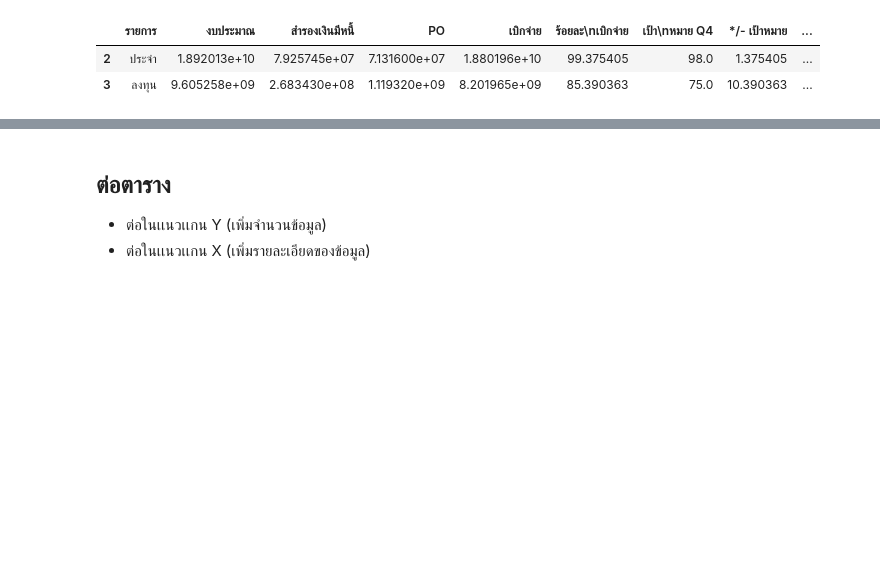
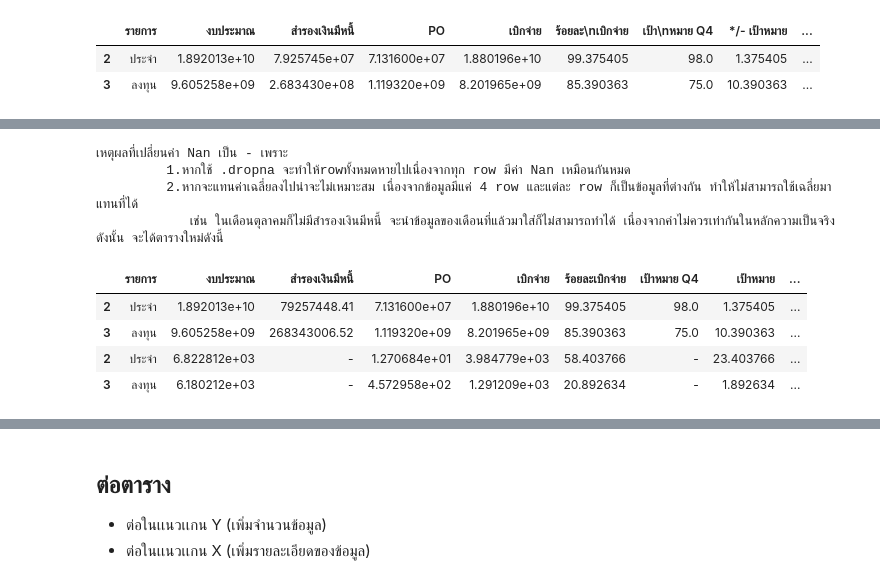
Before and after one commit to NarissaraYo/python_dataviz2023, a Jupyter notebook: Pandas102.ipynb, the cells around one changed output, grey strips where cells are left out. Drawn from its saved outputs; the diff is of its cells as text; code cells hidden in the pictures; blank space fills up the shorter version.

```diff
--- a/Pandas102.ipynb
+++ b/Pandas102.ipynb
@@ -56,3 +24,0 @@ sep_df
-# %%
-sep_df = pd.read_excel('/content/drive/MyDrive/dataviz23data/Sep65.xlsx',header=8,skiprows=2)
-sep_df
@@ -78,3 +24,0 @@ sep_df
-# %%
-sep_df = pd.read_excel('/content/drive/MyDrive/dataviz23data/Sep65.xlsx',header=8,skipfooter=26)
-sep_df
@@ -114,0 +50,4 @@ oct_df = pd.read_excel('/content/drive/MyDrive/dataviz23data/Oct65.xlsx')
+# %%
+from google.colab import drive # เชื่อมบัญชีกับ google drive
+drive.mount('/content/drive') # เช็คว่าเชื่อมติดหรือไม่
+path1 = '/content/drive/MyDrive/DataViz23data/oct65.xlsx' # ชี้ว่าใน google drive โฟลเดอร์ที่เราอยากได้
@@ -115,4 +56,5 @@ oct_df = pd.read_excel('/content/drive/MyDrive/dataviz23data/Oct65.xlsx')
 # %%
-oct_df = pd.read_excel('/content/drive/MyDrive/dataviz23data/Oct65.xlsx',header=9,skipfooter=27)
+oct_df = pd.read_excel(path1,header=9,skipfooter=27)
 oct_df = oct_df.iloc[-2:,:15]
 oct_df['เดือน-ปี'] = len(oct_df)*['oct-65']
+oct_df
@@ -124,0 +151,25 @@ oct_df
+# %%
+## 3.แก้ค่า missing พร้อมทั้งให้เหตุผล
+sep_oct_df_notnull = sep_oct_df
+sep_oct_df_notnull.rename(columns=lambda x: x.replace('\n', ''), inplace=True)
+sep_oct_df_notnull.rename(columns=lambda x: x.replace('*/-', ''), inplace=True)
+sep_oct_df_notnull.fillna('-',inplace=True)
+
+print('เหตุผลที่เปลี่ยนค่า Nan เป็น - เพราะ')
+print('         1.หากใช้ .dropna จะทำให้rowทั้งหมดหายไปเนื่องจากทุก row มีค่า Nan เหมือนกันหมด')
+print('         2.หากจะแทนค่าเฉลี่ยลงไปน่าจะไม่เหมาะสม เนื่องจากข้อมูลมีแค่ 4 row และแต่ละ row ก็เป็นข้อมูลที่ต่างกัน ทำให้ไม่สามารถใช้เฉลี่ยมาแทนที่ได้')
+print('            เช่น ในเดือนตุลาคมก็ไม่มีสำรองเงินมีหนี้ จะนำข้อมูลของเดือนที่แล้วมาใส่ก็ไม่สามารถทำได้ เนื่องจากค่าไม่ควรเท่ากันในหลักความเป็นจริง')
+print('ดังนั้น จะได้ตารางใหม่ดังนี้')
+
+sep_oct_df_notnull
+# %% [output]
+เหตุผลที่เปลี่ยนค่า Nan เป็น - เพราะ
+         1.หากใช้ .dropna จะทำให้rowทั้งหมดหายไปเนื่องจากทุก row มีค่า Nan เหมือนกันหมด
+         2.หากจะแทนค่าเฉลี่ยลงไปน่าจะไม่เหมาะสม เนื่องจากข้อมูลมีแค่ 4 row และแต่ละ row ก็เป็นข้อมูลที่ต่างกัน ทำให้ไม่สามารถใช้เฉลี่ยมาแทนที่ได้
+            เช่น ในเดือนตุลาคมก็ไม่มีสำรองเงินมีหนี้ จะนำข้อมูลของเดือนที่แล้วมาใส่ก็ไม่สามารถทำได้ เนื่องจากค่าไม่ควรเท่ากันในหลักความเป็นจริง
+ดังนั้น จะได้ตารางใหม่ดังนี้
+|  | รายการ | งบประมาณ | สำรองเงินมีหนี้ | PO | เบิกจ่าย | ร้อยละเบิกจ่าย | เป้าหมาย Q4 | เป้าหมาย | ... |
+| 2 | ประจำ | 1.892013e+10 | 79257448.41 | 7.131600e+07 | 1.880196e+10 | 99.375405 | 98.0 | 1.375405 | ... |
+| 3 | ลงทุน | 9.605258e+09 | 268343006.52 | 1.119320e+09 | 8.201965e+09 | 85.390363 | 75.0 | 10.390363 | ... |
+| 2 | ประจำ | 6.822812e+03 | - | 1.270684e+01 | 3.984779e+03 | 58.403766 | - | 23.403766 | ... |
+| 3 | ลงทุน | 6.180212e+03 | - | 4.572958e+02 | 1.291209e+03 | 20.892634 | - | 1.892634 | ... |
```
Also changed, not shown: parts of 34 cells of this notebook.
